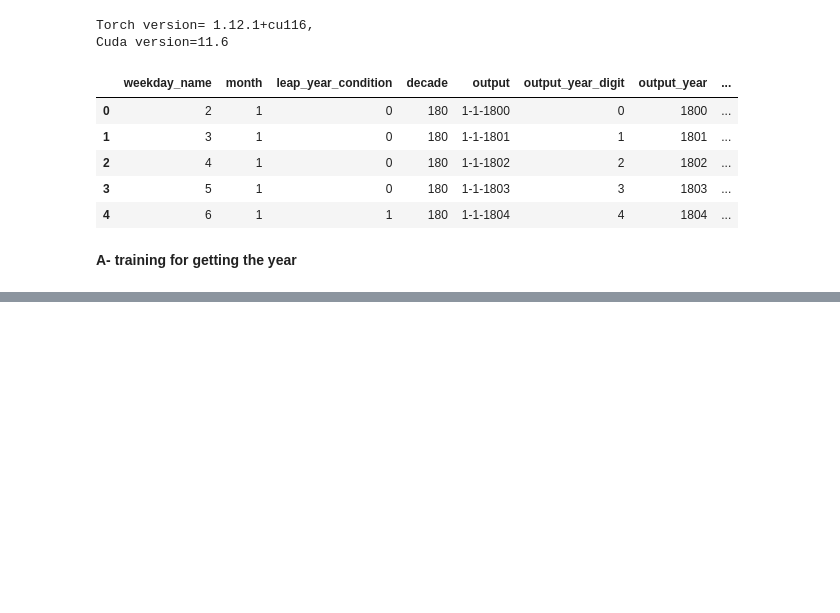
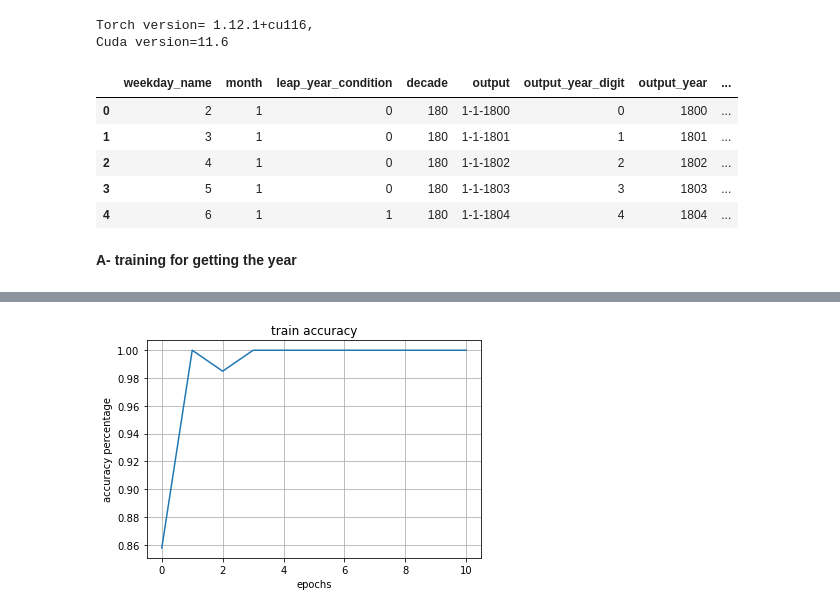
Before and after one commit to salama4ai/Proteinea, a Jupyter notebook: model/training_years.ipynb, the cells around one changed output, grey strips where cells are left out. Drawn from its saved outputs; the diff is of its cells as text; code cells hidden in the pictures; blank space fills up the shorter version.

```diff
--- a/model/training_years.ipynb
+++ b/model/training_years.ipynb
@@ -94,7 +94,7 @@ test_loader_year = DataLoader(dataset=test_set_year, batch_size=batch_size)
 device = torch.device("cuda" if torch.cuda.is_available() else "cpu")
 
 class network(nn.Module):
-    def __init__(self, in_features=2, out_features=10):
+    def __init__(self, in_features=5, out_features=10):
         super().__init__()
         self.fc1 = nn.Linear(in_features, 20)
         self.fc2 = nn.Linear(20, 15)
@@ -105,7 +105,7 @@ class network(nn.Module):
     def forward(self, inpt):
         out = F.leaky_relu(self.fc1(inpt))
         out = F.leaky_relu(self.fc2(out))
-        out = ((self.fc3(out)))#nn.Softmax
+        out = (self.fc3(out))
         return out
 
     def initialize_weights(self):
@@ -116,7 +116,7 @@ class network(nn.Module):
 # %%
 # calculating accuracy
 @torch.no_grad()
-def calculate_accuracy(model, data_loader=test_loader_year):
+def calculate_accuracy(model, data_loader):
     model.eval()
 
     num_correct = 0
@@ -136,7 +136,7 @@ def calculate_accuracy(model, data_loader=test_loader_year):
     return accuracy
 # %%
 # initializing the network
-model = network(in_features=2, out_features=10).to(device)
+model = network(in_features=5, out_features=10).to(device)
 lr = 0.001
 # loss and optimizer initializing
 criterion = nn.CrossEntropyLoss()
@@ -144,9 +144,10 @@ criterion = nn.CrossEntropyLoss()
 optimizer = torch.optim.Adam(model.parameters(), lr=lr)
 schedular = torch.optim.lr_scheduler.ReduceLROnPlateau(optimizer, factor=0.1, patience=3, verbose=True)
 # %%
-def train_model(data_loader=train_loader_year):
+num_epochs = 11
+
+def train_model(num_epochs, data_loader=train_loader_year):
     num_batches = len(data_loader)
-    num_epochs = 11
     print(f"starting learning rate = {lr} \n number of epochs = {num_epochs} \n number of batches = {num_batches} \n")
     # starting training loop epochs
     result_train_acc, result_test_acc = [], []
@@ -181,7 +182,7 @@ def train_model(data_loader=train_loader_year):
         result_train_acc += [train_acc]
         result_test_acc += [test_acc]
     return result_train_acc, result_test_acc
-result_train_acc, result_test_acc = train_model(data_loader=train_loader_year)
+result_train_acc, result_test_acc = train_model(num_epochs, data_loader=train_loader_year)
 # %% [output]
 starting learning rate = 0.001
  number of epochs = 11
@@ -200,8 +203,10 @@ after 10 epoch, train_acc = 89.98%, test_acc = 90.11%, time_elapsed = 1.3 minuts
 # %%
-plt.plot(list(range(11)), result_train_acc)
+plt.plot(list(range(num_epochs)), result_train_acc)
 plt.title("train accuracy")
 plt.xlabel("epochs")
 plt.ylabel("accuracy percentage")
 plt.grid()
 plt.show()
+# %% [output]
+[figure, added]
 # %%
```
Also changed, not shown: parts of 8 cells of this notebook, 10 other files.
